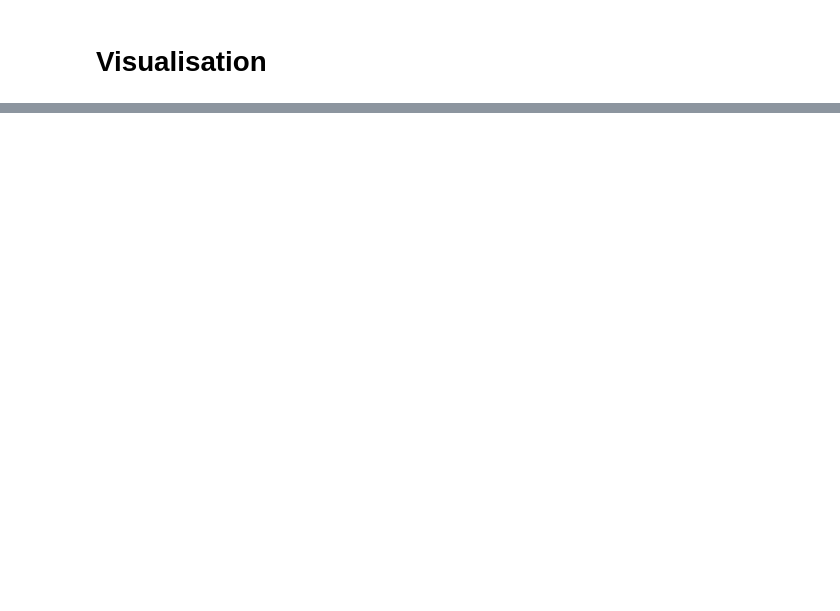
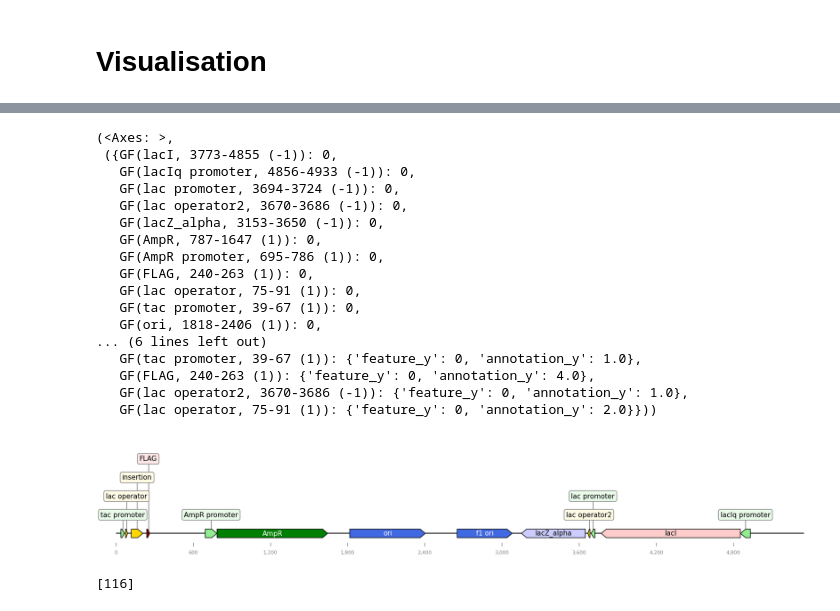
Before and after one commit to NBoyeva/pFLAG-CTC, a Jupyter notebook: final.ipynb, the cells around one changed output, grey strips where cells are left out. Drawn from its saved outputs; the diff is of its cells as text; code cells hidden in the pictures; blank space fills up the shorter version.

```diff
--- a/final.ipynb
+++ b/final.ipynb
@@ -273,3 +388,41 @@ df[
+# %%
+from dna_features_viewer import GraphicFeature, GraphicRecord
+features=[
+    GraphicFeature(start=3683 + len(insertion), end=4765 + len(insertion), strand=-1, color="#ffcccc", label="lacI"),
+    GraphicFeature(start=4766 + len(insertion), end=4843 + len(insertion), strand=-1, color="lightgreen", label="lacIq promoter"),
+    GraphicFeature(start=3604 + len(insertion), end=3634 + len(insertion), strand=-1, color="lightgreen", label="lac promoter"),
+    GraphicFeature(start=3580 + len(insertion), end=3596 + len(insertion), strand=-1, color="#ffd700", label="lac operator2"),
+    GraphicFeature(start=3063 + len(insertion), end=3560 + len(insertion), strand=-1, color="#ccccff", label="lacZ_alpha"),
+    GraphicFeature(start=697 + len(insertion), end=1557 + len(insertion), strand=+1, color="green", label="AmpR"),
+    GraphicFeature(start=605 + len(insertion), end=696 + len(insertion), strand=+1, color="lightgreen", label="AmpR promoter"),
+    GraphicFeature(start=150 + len(insertion), end=173 + len(insertion), strand=+1, color="darkred", label="FLAG"),
+    GraphicFeature(start=75, end=91, strand=+1, color="#ffd700", label="lac operator"),
+    GraphicFeature(start=39, end=67, strand=+1, color="lightgreen", label="tac promoter"),
+    GraphicFeature(start=1728 + len(insertion), end=2316 + len(insertion), strand=+1, color="royalblue", label="ori"),
+    GraphicFeature(start=2563 + len(insertion), end=2991 + len(insertion), strand=+1, color="royalblue", label="f1 ori"),
+    GraphicFeature(start=mcs_start_coord + len(option.start2insertion), end=mcs_start_coord + len(option.start2insertion) + len(insertion), strand=+1, color="gold", label="insertion")
+]
+record = GraphicRecord(sequence_length=len(seq), features=features)
+record.plot(figure_width=20)
+# %% [output]
+(<Axes: >,
+ ({GF(lacI, 3773-4855 (-1)): 0,
+   GF(lacIq promoter, 4856-4933 (-1)): 0,
+   GF(lac promoter, 3694-3724 (-1)): 0,
+   GF(lac operator2, 3670-3686 (-1)): 0,
+   GF(lacZ_alpha, 3153-3650 (-1)): 0,
+   GF(AmpR, 787-1647 (1)): 0,
+   GF(AmpR promoter, 695-786 (1)): 0,
+   GF(FLAG, 240-263 (1)): 0,
+   GF(lac operator, 75-91 (1)): 0,
+   GF(tac promoter, 39-67 (1)): 0,
+   GF(ori, 1818-2406 (1)): 0,
+... (6 lines left out)
+   GF(tac promoter, 39-67 (1)): {'feature_y': 0, 'annotation_y': 1.0},
+   GF(FLAG, 240-263 (1)): {'feature_y': 0, 'annotation_y': 4.0},
+   GF(lac operator2, 3670-3686 (-1)): {'feature_y': 0, 'annotation_y': 1.0},
+   GF(lac operator, 75-91 (1)): {'feature_y': 0, 'annotation_y': 2.0}}))
+[figure, added]
 # %%
 from plasmidcanvas.plasmid import *
 from plasmidcanvas.feature import *
@@ -322,0 +476,4 @@ plasmid.add_feature(label)
+# %%
+option.enzyme5.search(seq)
+# %% [output]
+[116]
```
Also changed, not shown: parts of 15 cells of this notebook.
